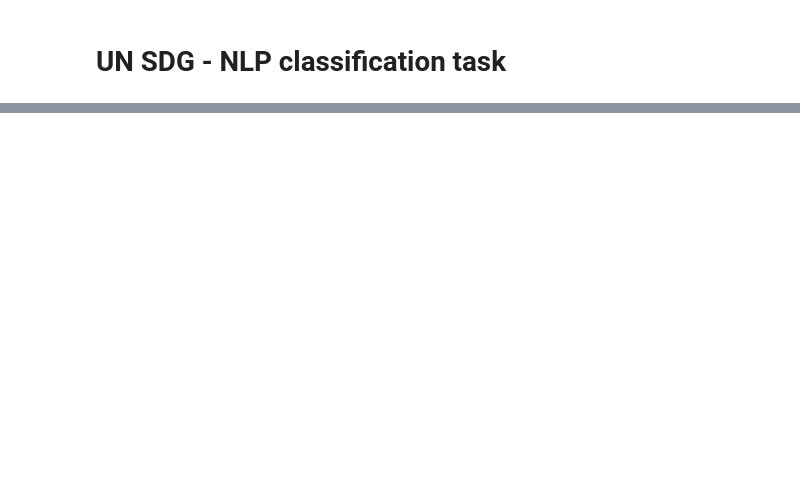
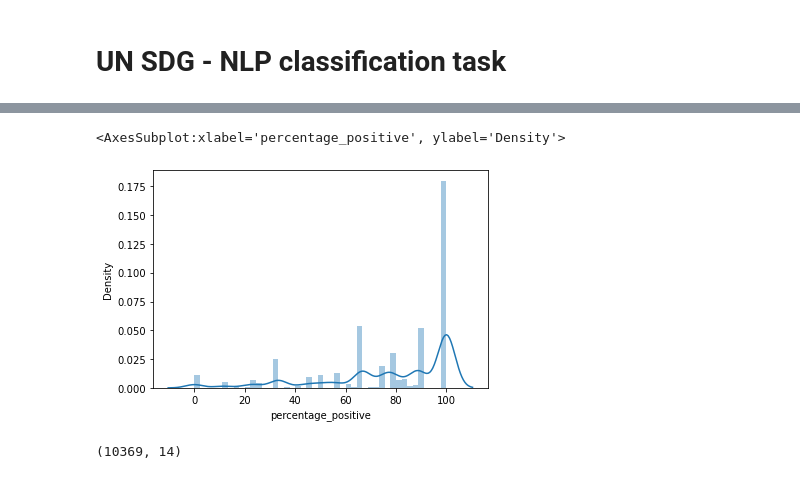
Before and after one commit to sosocrypto/UN-SDG-Project, a Jupyter notebook: sdg_project_notebook.ipynb, the cells around one changed output, grey strips where cells are left out. Cells and saved outputs as stored; diff of their text form; code cells hidden in the pictures; blank space fills up the shorter version.

```diff
--- a/sdg_project_notebook.ipynb
+++ b/sdg_project_notebook.ipynb
@@ -189,0 +319,10 @@ test_data.head()
+# %%
+sns.distplot(train_df['percentage_positive'])
+# %% [output]
+<AxesSubplot:xlabel='percentage_positive', ylabel='Density'>
+[figure, added]
+# %%
+data1=train_df[train_df['percentage_positive']==100]
+data1.shape
+# %% [output]
+(10369, 14)
```
Also changed, not shown: parts of 70 cells of this notebook.
